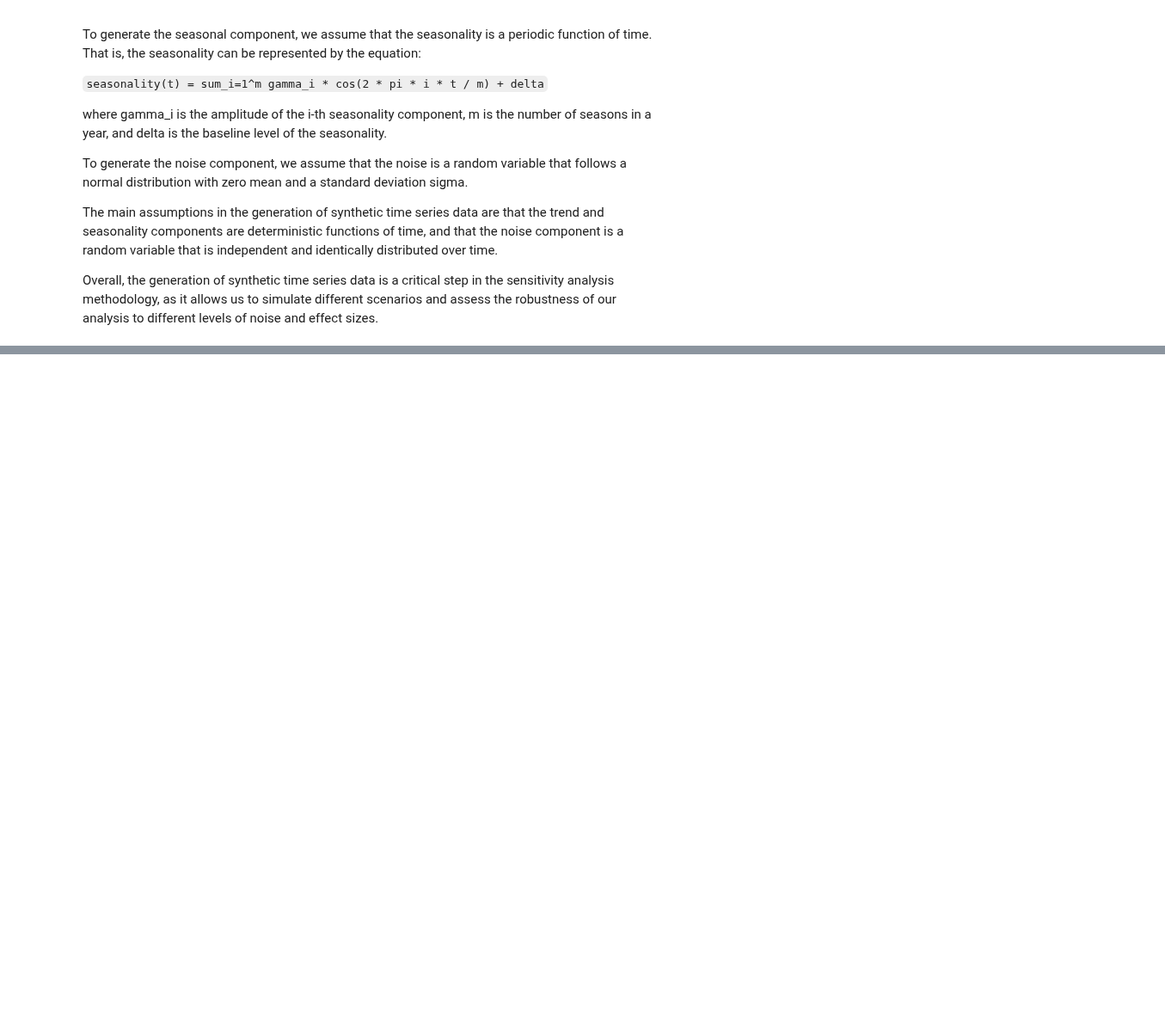
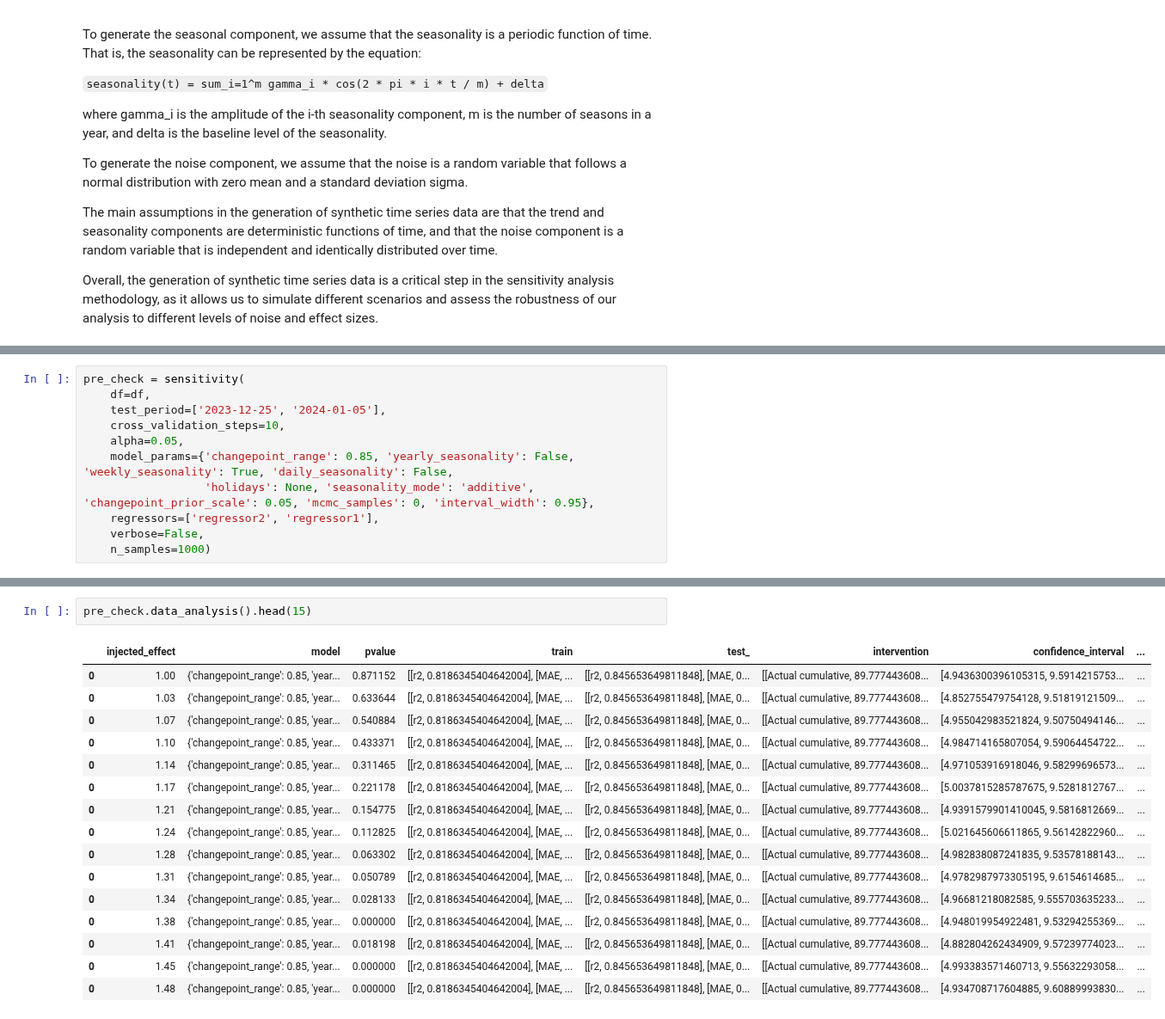
Before and after one commit to cetagostini/marketing-science-projects, a Jupyter notebook: tscausalinference/introduction_notebooks/basic.ipynb, the cells around one changed output, grey strips where cells are left out. Shown at 86% size. Drawn from its saved outputs; the diff is of its cells as text; blank space fills up the shorter version.

Commit message:
Sensitivity analysis release

```diff
--- a/tscausalinference/introduction_notebooks/basic.ipynb
+++ b/tscausalinference/introduction_notebooks/basic.ipynb
@@ -98,0 +72,11 @@ intervention = ['2022-07-04', '2022-07-19']
+# %%
+pre_check = sensitivity(
+    df=df,
+    test_period=['2023-12-25', '2024-01-05'],
+    cross_validation_steps=10,
+    alpha=0.05,
+    model_params={'changepoint_range': 0.85, 'yearly_seasonality': False, 'weekly_seasonality': True, 'daily_seasonality': False,
+                  'holidays': None, 'seasonality_mode': 'additive', 'changepoint_prior_scale': 0.05, 'mcmc_samples': 0, 'interval_width': 0.95},
+    regressors=['regressor2', 'regressor1'],
+    verbose=False,
+    n_samples=1000)
@@ -99,3 +115,22 @@ intervention = ['2022-07-04', '2022-07-19']
+# %%
+pre_check.data_analysis().head(15)
+# %% [output]
+|  | injected_effect | model | pvalue | train | test_ | intervention | confidence_interval | ... |
+| 0 | 1.00 | {'changepoint_range': 0.85, 'year... | 0.871152 | [[r2, 0.8186345404642004], [MAE, ... | [[r2, 0.845653649811848], [MAE, 0... | [[Actual cumulative, 89.777443608... | [4.9436300396105315, 9.5914215753... | ... |
+| 0 | 1.03 | {'changepoint_range': 0.85, 'year... | 0.633644 | [[r2, 0.8186345404642004], [MAE, ... | [[r2, 0.845653649811848], [MAE, 0... | [[Actual cumulative, 89.777443608... | [4.852755479754128, 9.51819121509... | ... |
+| 0 | 1.07 | {'changepoint_range': 0.85, 'year... | 0.540884 | [[r2, 0.8186345404642004], [MAE, ... | [[r2, 0.845653649811848], [MAE, 0... | [[Actual cumulative, 89.777443608... | [4.955042983521824, 9.50750494146... | ... |
+| 0 | 1.10 | {'changepoint_range': 0.85, 'year... | 0.433371 | [[r2, 0.8186345404642004], [MAE, ... | [[r2, 0.845653649811848], [MAE, 0... | [[Actual cumulative, 89.777443608... | [4.984714165807054, 9.59064454722... | ... |
+| 0 | 1.14 | {'changepoint_range': 0.85, 'year... | 0.311465 | [[r2, 0.8186345404642004], [MAE, ... | [[r2, 0.845653649811848], [MAE, 0... | [[Actual cumulative, 89.777443608... | [4.971053916918046, 9.58299696573... | ... |
+| 0 | 1.17 | {'changepoint_range': 0.85, 'year... | 0.221178 | [[r2, 0.8186345404642004], [MAE, ... | [[r2, 0.845653649811848], [MAE, 0... | [[Actual cumulative, 89.777443608... | [5.0037815285787675, 9.5281812767... | ... |
+| 0 | 1.21 | {'changepoint_range': 0.85, 'year... | 0.154775 | [[r2, 0.8186345404642004], [MAE, ... | [[r2, 0.845653649811848], [MAE, 0... | [[Actual cumulative, 89.777443608... | [4.9391579901410045, 9.5816812669... | ... |
+| 0 | 1.24 | {'changepoint_range': 0.85, 'year... | 0.112825 | [[r2, 0.8186345404642004], [MAE, ... | [[r2, 0.845653649811848], [MAE, 0... | [[Actual cumulative, 89.777443608... | [5.021645606611865, 9.56142822960... | ... |
+| 0 | 1.28 | {'changepoint_range': 0.85, 'year... | 0.063302 | [[r2, 0.8186345404642004], [MAE, ... | [[r2, 0.845653649811848], [MAE, 0... | [[Actual cumulative, 89.777443608... | [4.982838087241835, 9.53578188143... | ... |
+| 0 | 1.31 | {'changepoint_range': 0.85, 'year... | 0.050789 | [[r2, 0.8186345404642004], [MAE, ... | [[r2, 0.845653649811848], [MAE, 0... | [[Actual cumulative, 89.777443608... | [4.9782987973305195, 9.6154614685... | ... |
+| 0 | 1.34 | {'changepoint_range': 0.85, 'year... | 0.028133 | [[r2, 0.8186345404642004], [MAE, ... | [[r2, 0.845653649811848], [MAE, 0... | [[Actual cumulative, 89.777443608... | [4.96681218082585, 9.555703635233... | ... |
+| 0 | 1.38 | {'changepoint_range': 0.85, 'year... | 0.000000 | [[r2, 0.8186345404642004], [MAE, ... | [[r2, 0.845653649811848], [MAE, 0... | [[Actual cumulative, 89.777443608... | [4.948019954922481, 9.53294255369... | ... |
+| 0 | 1.41 | {'changepoint_range': 0.85, 'year... | 0.018198 | [[r2, 0.8186345404642004], [MAE, ... | [[r2, 0.845653649811848], [MAE, 0... | [[Actual cumulative, 89.777443608... | [4.882804262434909, 9.57239774023... | ... |
+| 0 | 1.45 | {'changepoint_range': 0.85, 'year... | 0.000000 | [[r2, 0.8186345404642004], [MAE, ... | [[r2, 0.845653649811848], [MAE, 0... | [[Actual cumulative, 89.777443608... | [4.993383571460713, 9.55632293058... | ... |
+| 0 | 1.48 | {'changepoint_range': 0.85, 'year... | 0.000000 | [[r2, 0.8186345404642004], [MAE, ... | [[r2, 0.845653649811848], [MAE, 0... | [[Actual cumulative, 89.777443608... | [4.934708717604885, 9.60889993830... | ... |
 # %%
 data = tscausalinference(data = df, intervention = intervention, cross_validation_steps=15)
 # %% [output]
```
Also changed, not shown: parts of 17 cells of this notebook, 16 other files.
